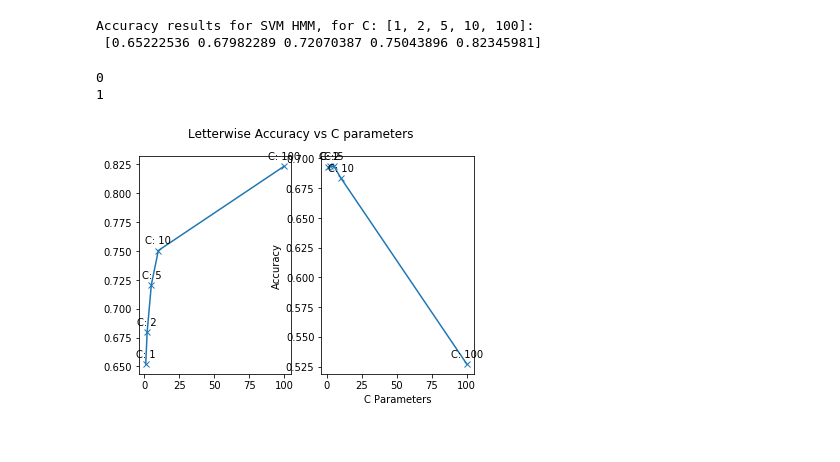
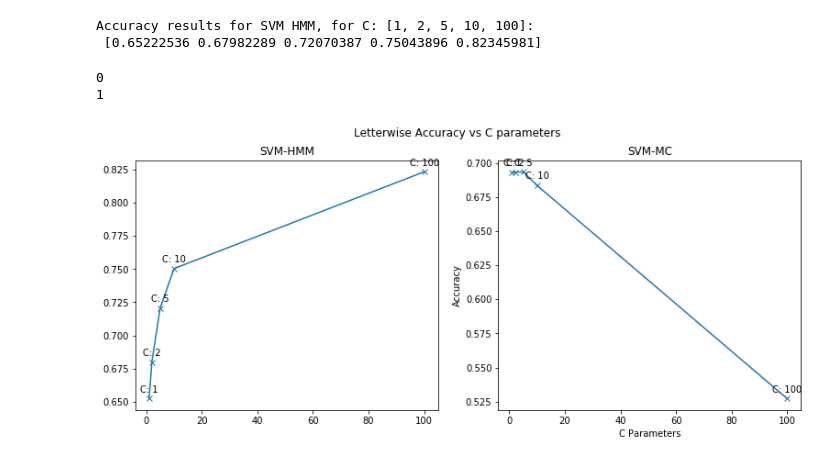
Before and after one commit to nagadakos/AML, a Jupyter notebook: Assignment_1_Programming/code/crf_top.ipynb, the cells around one changed output. Saved outputs shown, nothing was run; the diff lists cells and outputs as text; code cells hidden in the pictures.

Commit message:
Added labels to plot functions. Added Part 4 skeleton.

```diff
--- a/Assignment_1_Programming/code/crf_top.ipynb
+++ b/Assignment_1_Programming/code/crf_top.ipynb
@@ -314,20 +327,26 @@ def compute_letterwise_accuracy(pred, gTruth = None):
 
     acc = np.sum(predClass == trueClass) / trueClass.shape[0]
     return acc
-
-def plot_accuracy(cParams, accs):
+# ----------------------------------------------------------------------
+def compute_wordwise_accuracy(pred, gTruth = None):
+    x = 0
+    return x
+# ----------------------------------------------------------------------
+def plot_accuracy(cParams, accs, labels= None):
     """ DESCRIPTION: THis function will produce pltos for letter wands wordwise accuracy as a function of C params.
                      It expects ndArrays.
         ARGUMENTS: xAxis(ndarray): values of C parameters.
                    yAxis(ndArray): acc values for the various models
     """
-    plt.figure(figs)
     numOfPlots = 1
     if accs.ndim >1:
         numOfPlots = accs.shape[0] # ist dim has how many models exist!
+    plt.figure(figsize=(6.5*numOfPlots, 5))
     for n in range(numOfPlots):#
         print(n)
-        plt.subplot(int('1'+str(numOfPlots)+str(n+1))) #index cannot be 0. As such increas it by 1
+        ax=plt.subplot(int('1'+str(numOfPlots)+str(n+1))) #index cannot be 0. As such increas it by 1
+        if labels is not None and len(labels) >= n:
+            ax.set_title(labels[n])
         if accs.ndim <2:
             plt.plot(cParams, accs[:],marker = 'x')
             for x,y in zip(cParams, accs):                                       # <--
@@ -359,8 +378,8 @@ print("Accuracy results for SVM HMM, for C: {}:\n {}".format(cParams, acc[0,1,:]
 Accuracy results for SVM HMM, for C: [1, 2, 5, 10, 100]:
  [0.65222536 0.67982289 0.72070387 0.75043896 0.82345981]
 # %%
-plot_accuracy(cParams, acc[0,1:,:])
+plot_accuracy(cParams, acc[0,1:,:], labels = ['SVM-HMM', 'SVM-MC'])
 # %% [output]
 0
 1
-[figure, old version]
+[figure, new version]
```
Also changed, not shown: parts of 7 cells of this notebook.
